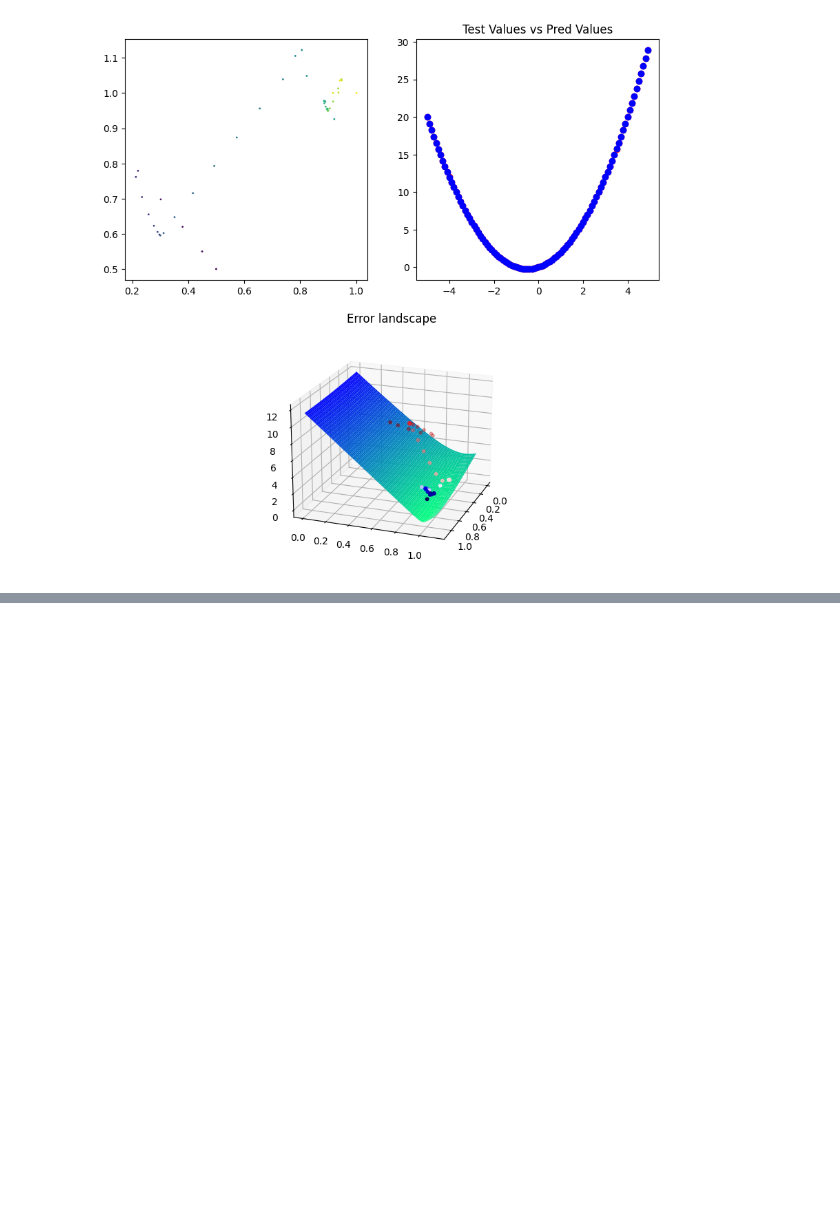
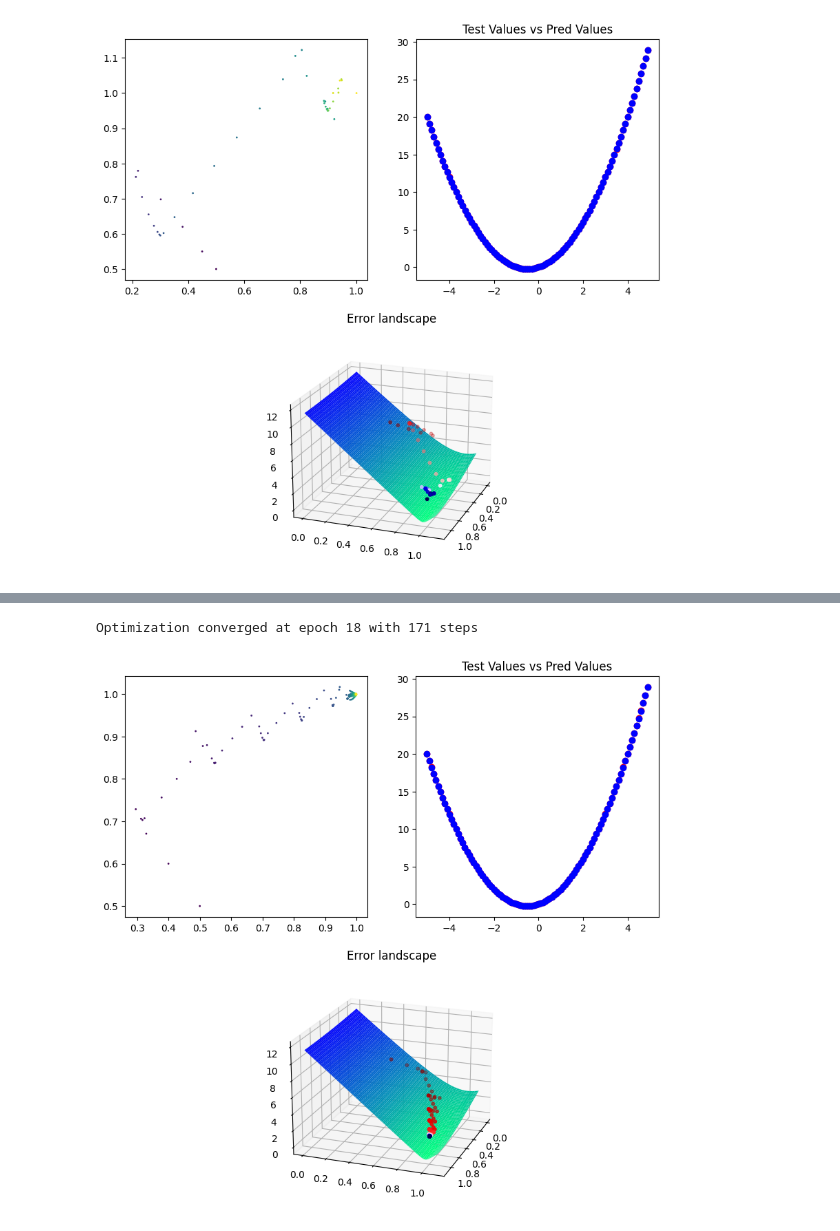
Before and after one commit to JoseMCruzMendez/CodingMLBasics, a Jupyter notebook: Optimizers/TestingGD.ipynb, the cells around one changed output, grey strips where cells are left out. Cells and saved outputs as stored; diff of their text form; code cells hidden in the pictures; blank space fills up the shorter version.

```diff
--- a/Optimizers/TestingGD.ipynb
+++ b/Optimizers/TestingGD.ipynb
@@ -24,6 +26,7 @@ def batch_mse(x: list, y:list):
     mean_squared_error /= len(squared_error)
     return mean_squared_error
 # %%
+#batch helpers
 #simple batching generator for dataset
 def batchmaker(dataset, batchsize):
     total_points = len(dataset)
@@ -33,6 +36,14 @@ def batchmaker(dataset, batchsize):
         cur_idx += batchsize
     if cur_idx < total_points:
         yield dataset[cur_idx:], true_vals[cur_idx:]
+#makes cosine annealing lambda based on epochs and batchsize
+def make_lam(epochs, batchsize=None):
+    if batchsize is None:
+        num_steps = epochs
+    else:
+        num_steps = math.ceil(len(true_vals) / batchsize) * epochs
+    lam = lambda x: math.cos(x * math.pi / (2 * num_steps))
+    return lam
 # %%
 #pre-processing for 3d gradient map
 np_dset = np.linspace(-5, 5, 100)
@@ -212,0 +246,11 @@ Optimization converged at epoch 3 with 41 steps
+# %%
+#minibatch AdaGrad with annealing ?????
+sgd_poly = Polynomial(coefficients=[0.5, 0.5], degrees=[1, 2])
+num_epochs = 40
+batch_size = 10
+lam = make_lam(num_epochs, batch_size)
+optim = AdaGrad(sgd_poly.get_params(), lr=0.1, lr_func=lam)
+run_test(sgd_poly, optim, num_epochs=num_epochs, batch_size=batch_size, tol=0.001)
+# %% [output]
+Optimization converged at epoch 18 with 171 steps
+[figure, added]
```
Also changed, not shown: parts of 12 cells of this notebook, 1 other file.
